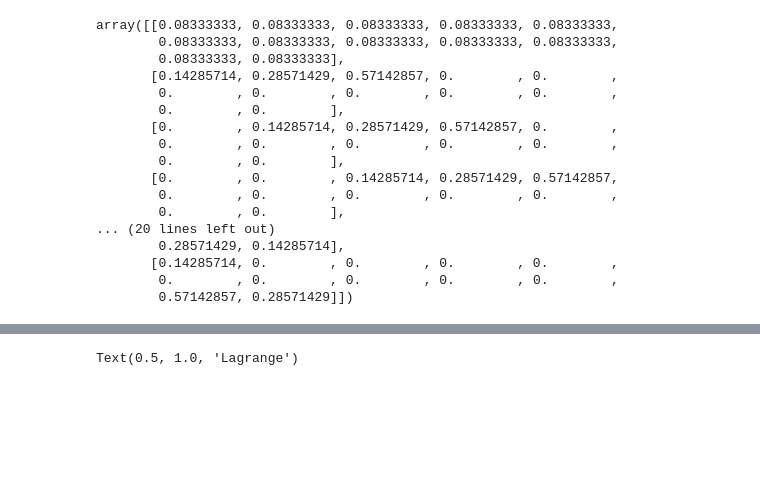
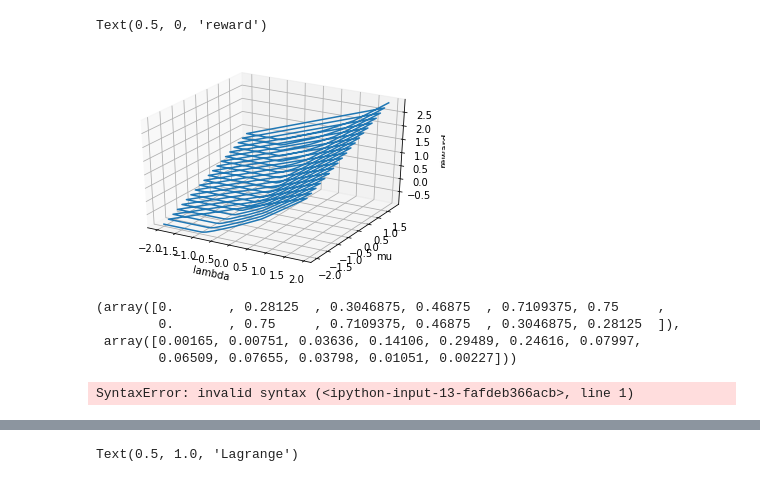
Before and after one commit to navdeepkumar12/crb, a Jupyter notebook: Experiments-2.ipynb, the cells around one changed output, grey strips where cells are left out. Drawn from its saved outputs; the diff is of its cells as text; code cells hidden in the pictures; blank space fills up the shorter version.

```diff
--- a/Experiments-2.ipynb
+++ b/Experiments-2.ipynb
@@ -30,20 +234,26 @@ class pm:
+# %%
+fig = plt.figure()
+ax = plt.axes(projection='3d')
+zline = A[::,-1]
+yline = A[::,1]
+xline = A[::,0]
+ax.plot3D(xline,yline,zline)
+ax.set_xlabel('lambda')
+ax.set_ylabel('mu')
+ax.set_zlabel('reward')
+# %% [output]
+Text(0.5, 0, 'reward')
+[figure, added]
+# %%
+w = tl.whittle.index(pm)
+dw = tl.whittle.sim(pm,w)
+w,dw
+# %% [output]
+(array([0.       , 0.28125  , 0.3046875, 0.46875  , 0.7109375, 0.75     ,
+        0.       , 0.75     , 0.7109375, 0.46875  , 0.3046875, 0.28125  ]),
+ array([0.00165, 0.00751, 0.03636, 0.14106, 0.29489, 0.24616, 0.07997,
+        0.06509, 0.07655, 0.03798, 0.01051, 0.00227]))
 # %%
-pm.P0
+pm.lambda
 # %% [output]
-array([[0.08333333, 0.08333333, 0.08333333, 0.08333333, 0.08333333,
-        0.08333333, 0.08333333, 0.08333333, 0.08333333, 0.08333333,
-        0.08333333, 0.08333333],
-       [0.14285714, 0.28571429, 0.57142857, 0.        , 0.        ,
-        0.        , 0.        , 0.        , 0.        , 0.        ,
-        0.        , 0.        ],
-       [0.        , 0.14285714, 0.28571429, 0.57142857, 0.        ,
-        0.        , 0.        , 0.        , 0.        , 0.        ,
-        0.        , 0.        ],
-       [0.        , 0.        , 0.14285714, 0.28571429, 0.57142857,
-        0.        , 0.        , 0.        , 0.        , 0.        ,
-        0.        , 0.        ],
-... (20 lines left out)
-        0.28571429, 0.14285714],
-       [0.14285714, 0.        , 0.        , 0.        , 0.        ,
-        0.        , 0.        , 0.        , 0.        , 0.        ,
-        0.57142857, 0.28571429]])
+SyntaxError: invalid syntax (<ipython-input-13-fafdeb366acb>, line 1)
```
Also changed, not shown: parts of 18 cells of this notebook.
